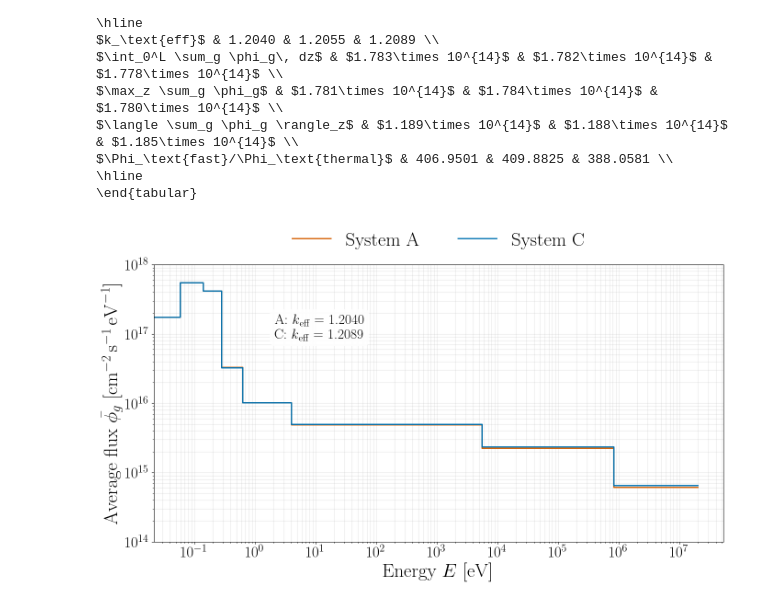
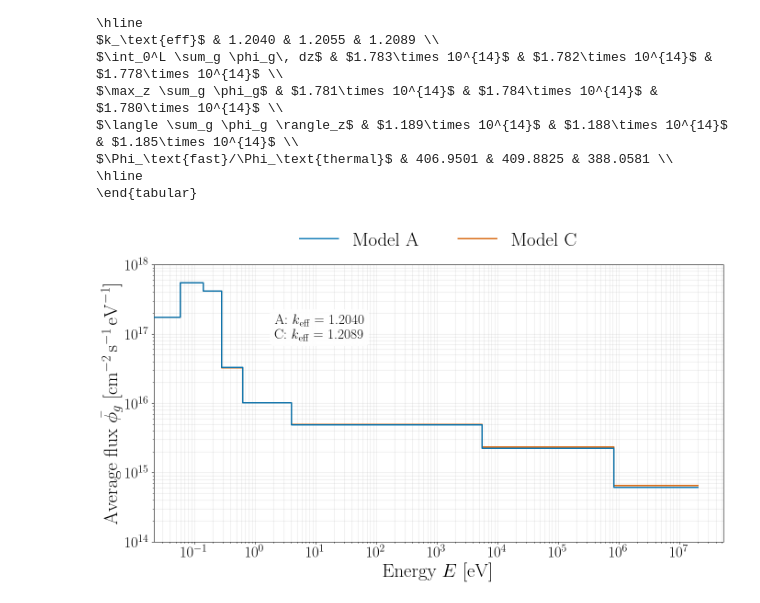
Before and after one commit to Karlandersson02/CoupledHeatPipeReactor, a Jupyter notebook: scripts/reactors/comparisons2.ipynb, the cells around one changed output. Drawn from its saved outputs; the diff is of its cells as text; code cells hidden in the pictures.

```diff
--- a/scripts/reactors/comparisons2.ipynb
+++ b/scripts/reactors/comparisons2.ipynb
@@ -1088,8 +1087,9 @@ ax.step(
     group_step_values(Phi_vap_full),
     where="post",
     linewidth=2,
-    label=r"System A",
-    color=colors["red"]
+    label=r"Model A",
+    color=colors["blue"],
+    zorder=3
 )
 
 ax.step(
@@ -1097,8 +1097,9 @@ ax.step(
     group_step_values(Phi_iso),
     where="post",
     linewidth=2,
-    label=r"System C",
-    color=colors["blue"]
+    label=r"Model C",
+    color=colors["red"],
+    zorder=2
 )
 
 ax.set_ylim((1e14, 1e18))
@@ -1114,32 +1115,32 @@ ax.grid(True, which="both", alpha=0.3)
 
 # Legend
 ax.legend(
     loc="upper center",
     bbox_to_anchor=(0.5, 1.18),
     ncol=2,
     frameon=False,
     fontsize=30
 )
 
 # Text box under the legend
 fig.text(
     0.35,
     0.66,
     r"A: $k_\mathrm{eff}$ = " + f"{k_vap_full:.4f}" + "\n" + r"C: $k_\mathrm{eff}$ = " + f"{k_iso:.4f}",
     ha="center",
     va="top",
     fontsize=22,
     bbox=dict(
         boxstyle="round,pad=0.35",
         facecolor="white",
         edgecolor="none",
         alpha=0.9,
     )
 )
 
 fig.subplots_adjust(top=0.78)
 
-plt.savefig("./outputs/report_figures/reactor_results/flux_vs_energy2.pdf", bbox_inches="tight")
+plt.savefig("./outputs/report_figures/reactor_results_final/flux_vs_energy2.pdf", bbox_inches="tight")
 plt.show()
 # %% [output]
-[figure, old version]
+[figure, new version]
```
Also changed, not shown: parts of 5 cells of this notebook, 14 other files.
